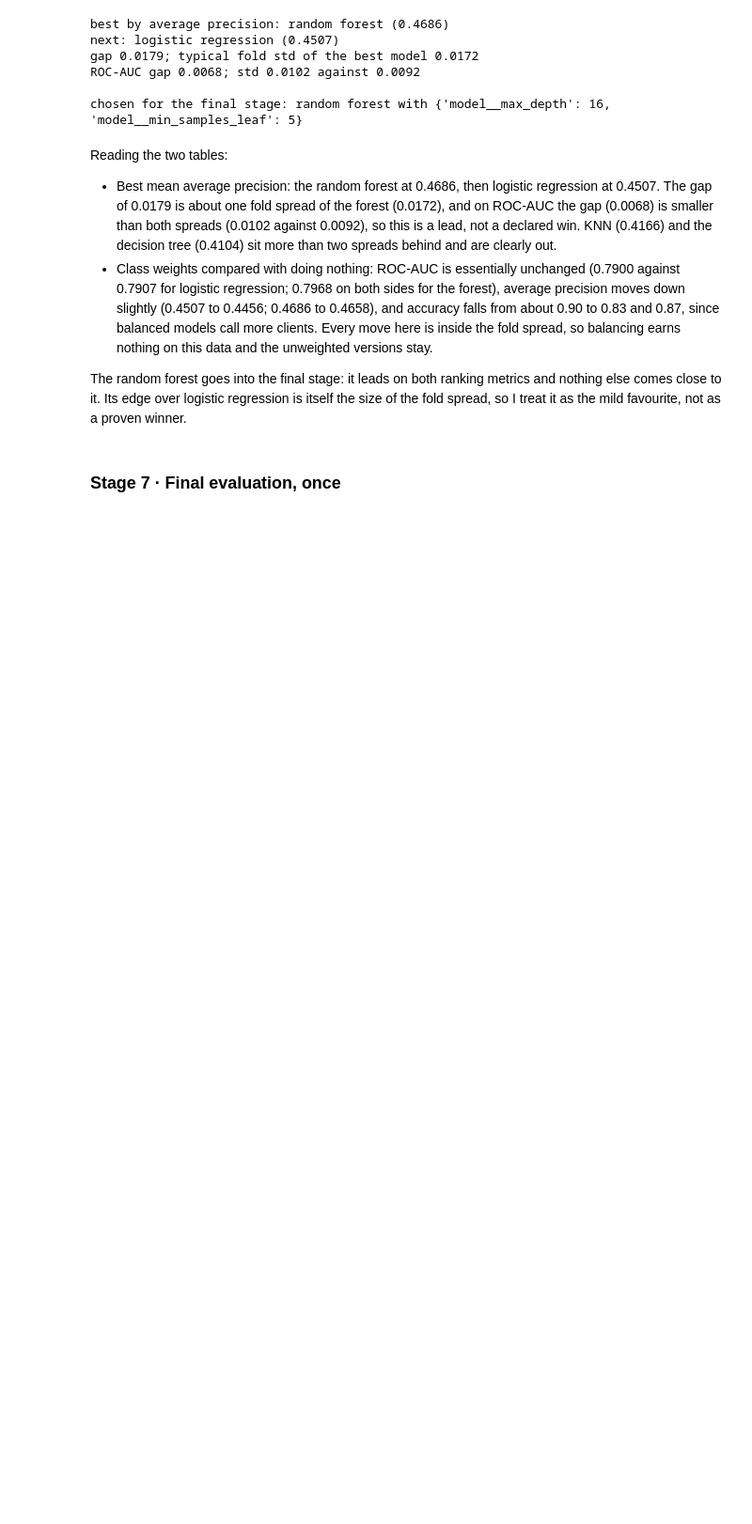
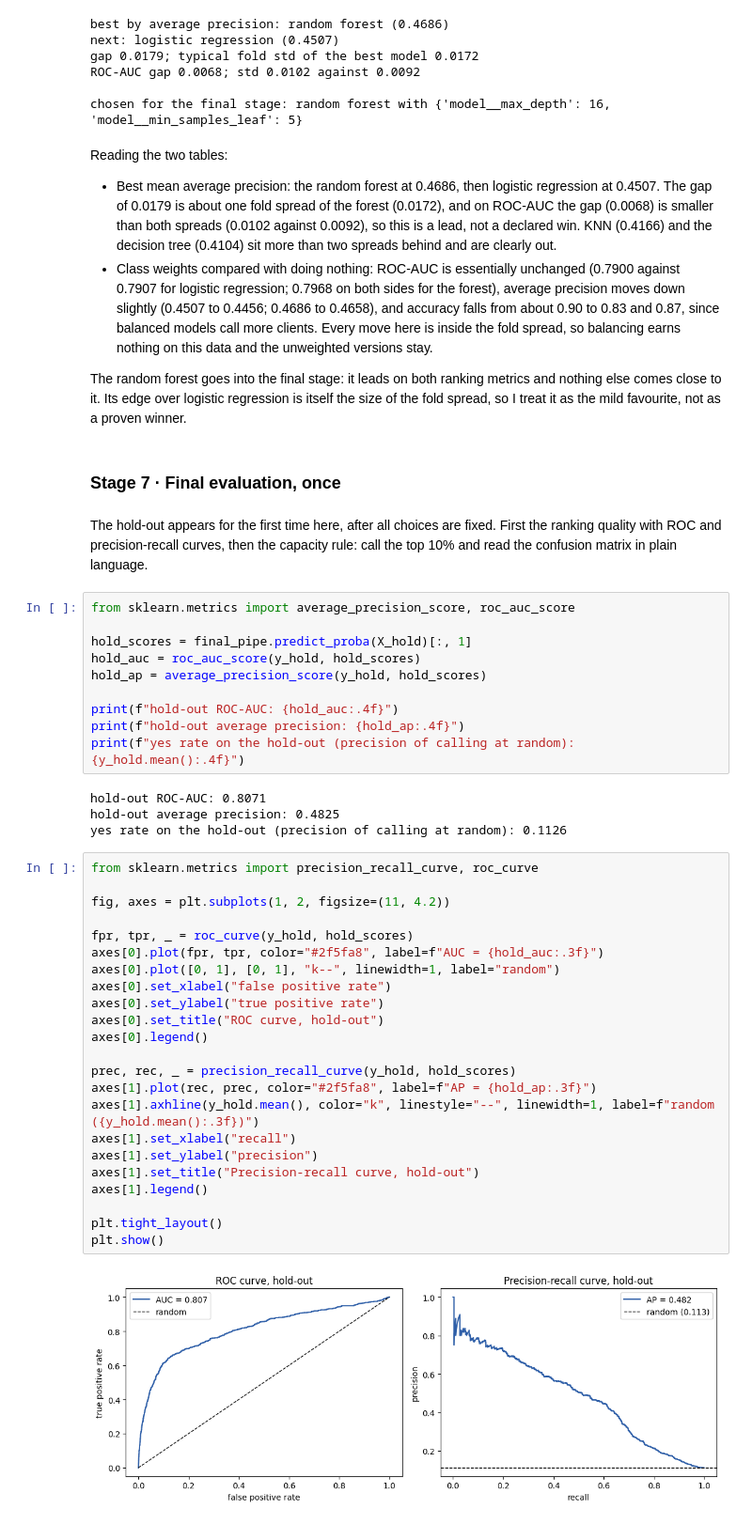
Before and after one commit to danii1kq/li_ML_task_3, a Jupyter notebook: li_task3.ipynb, the cells around one changed output. Shown at 94% size. Cells and saved outputs as stored; diff of their text form; blank space fills up the shorter version.

```diff
--- a/li_task3.ipynb
+++ b/li_task3.ipynb
@@ -520,3 +520,44 @@ Reading the two tables:
 The random forest goes into the final stage: it leads on both ranking metrics and nothing else comes close to it. Its edge over logistic regression is itself the size of the fold spread, so I treat it as the mild favourite, not as a proven winner.
 # %% [markdown]
 ### Stage 7 · Final evaluation, once
+# %% [markdown]
+The hold-out appears for the first time here, after all choices are fixed. First the ranking quality with ROC and precision-recall curves, then the capacity rule: call the top 10% and read the confusion matrix in plain language.
+# %%
+from sklearn.metrics import average_precision_score, roc_auc_score
+
+hold_scores = final_pipe.predict_proba(X_hold)[:, 1]
+hold_auc = roc_auc_score(y_hold, hold_scores)
+hold_ap = average_precision_score(y_hold, hold_scores)
+
+print(f"hold-out ROC-AUC: {hold_auc:.4f}")
+print(f"hold-out average precision: {hold_ap:.4f}")
+print(f"yes rate on the hold-out (precision of calling at random): {y_hold.mean():.4f}")
+# %% [output]
+hold-out ROC-AUC: 0.8071
+hold-out average precision: 0.4825
+yes rate on the hold-out (precision of calling at random): 0.1126
+# %%
+from sklearn.metrics import precision_recall_curve, roc_curve
+
+fig, axes = plt.subplots(1, 2, figsize=(11, 4.2))
+
+fpr, tpr, _ = roc_curve(y_hold, hold_scores)
+axes[0].plot(fpr, tpr, color="#2f5fa8", label=f"AUC = {hold_auc:.3f}")
+axes[0].plot([0, 1], [0, 1], "k--", linewidth=1, label="random")
+axes[0].set_xlabel("false positive rate")
+axes[0].set_ylabel("true positive rate")
+axes[0].set_title("ROC curve, hold-out")
+axes[0].legend()
+
+prec, rec, _ = precision_recall_curve(y_hold, hold_scores)
+axes[1].plot(rec, prec, color="#2f5fa8", label=f"AP = {hold_ap:.3f}")
+axes[1].axhline(y_hold.mean(), color="k", linestyle="--", linewidth=1, label=f"random ({y_hold.mean():.3f})")
+axes[1].set_xlabel("recall")
+axes[1].set_ylabel("precision")
+axes[1].set_title("Precision-recall curve, hold-out")
+axes[1].legend()
+
+plt.tight_layout()
+plt.show()
+# %% [output]
+[figure, added]
```
Also changed, not shown: parts of 2 cells of this notebook.
